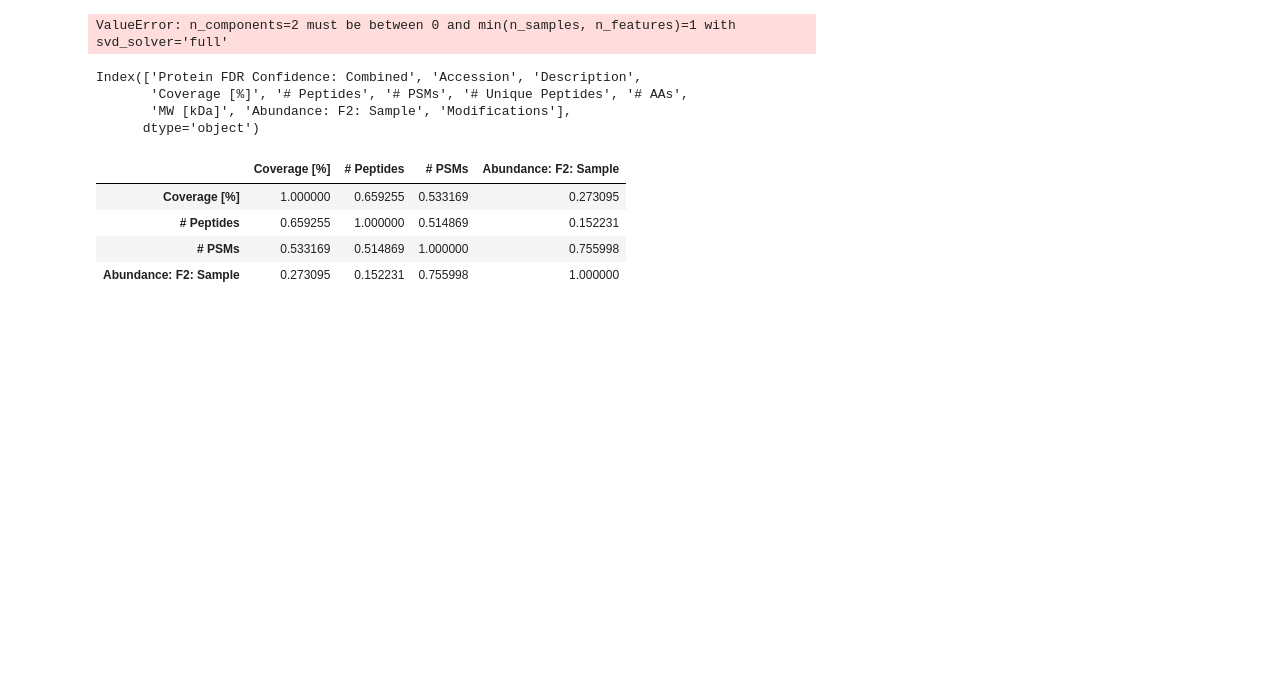
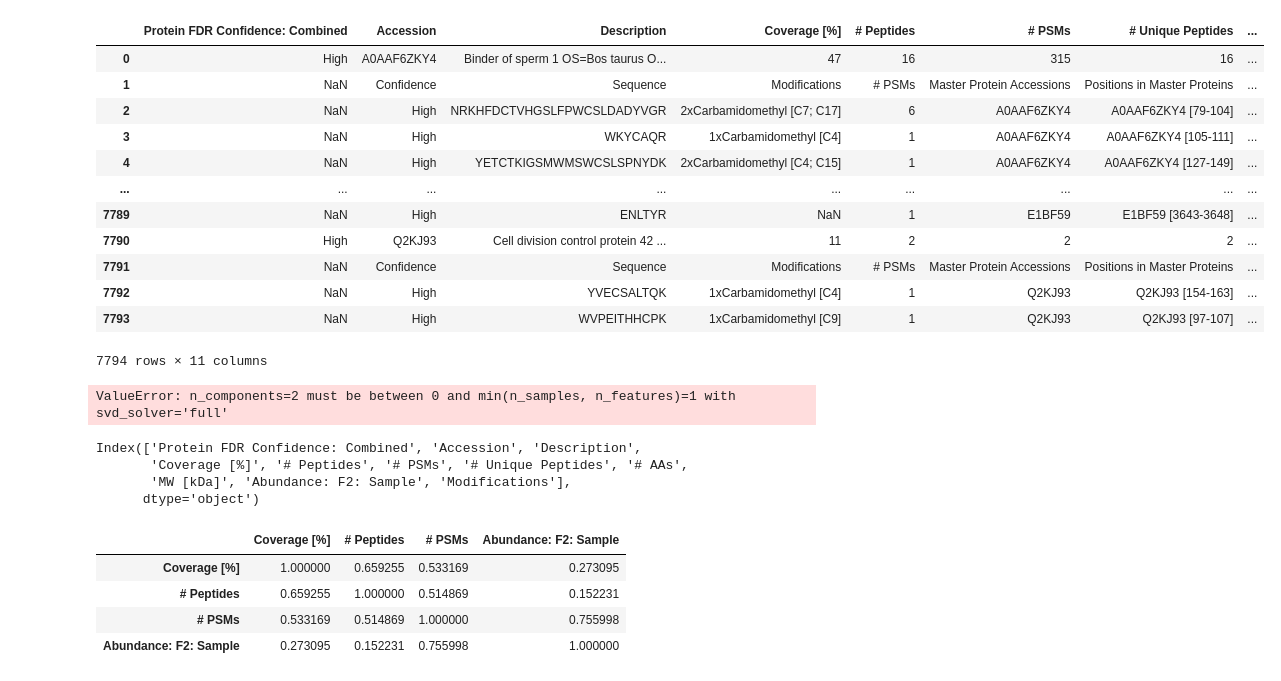
Before and after one commit to rajeshneupane7/Repro-data-making, a Jupyter notebook: proteomics/prote.ipynb, the cells around one changed output. Saved outputs shown, nothing was run; the diff lists cells and outputs as text; code cells hidden in the pictures; blank space fills up the shorter version.

```diff
--- a/proteomics/prote.ipynb
+++ b/proteomics/prote.ipynb
@@ -1,3 +23,23 @@
+# %%
+file_dir=  'Proteomics results'
+# %%
+temp_df= pd.read_excel(os.path.join(file_dir, os.listdir(file_dir)[2]))
+# %%
+temp_df
+# %% [output]
+|  | Protein FDR Confidence: Combined | Accession | Description | Coverage [%] | # Peptides | # PSMs | # Unique Peptides | ... |
+| 0 | High | A0AAF6ZKY4 | Binder of sperm 1 OS=Bos taurus O... | 47 | 16 | 315 | 16 | ... |
+| 1 | NaN | Confidence | Sequence | Modifications | # PSMs | Master Protein Accessions | Positions in Master Proteins | ... |
+| 2 | NaN | High | NRKHFDCTVHGSLFPWCSLDADYVGR | 2xCarbamidomethyl [C7; C17] | 6 | A0AAF6ZKY4 | A0AAF6ZKY4 [79-104] | ... |
+| 3 | NaN | High | WKYCAQR | 1xCarbamidomethyl [C4] | 1 | A0AAF6ZKY4 | A0AAF6ZKY4 [105-111] | ... |
+| 4 | NaN | High | YETCTKIGSMWMSWCSLSPNYDK | 2xCarbamidomethyl [C4; C15] | 1 | A0AAF6ZKY4 | A0AAF6ZKY4 [127-149] | ... |
+| ... | ... | ... | ... | ... | ... | ... | ... | ... |
+| 7789 | NaN | High | ENLTYR | NaN | 1 | E1BF59 | E1BF59 [3643-3648] | ... |
+| 7790 | High | Q2KJ93 | Cell division control protein 42 ... | 11 | 2 | 2 | 2 | ... |
+| 7791 | NaN | Confidence | Sequence | Modifications | # PSMs | Master Protein Accessions | Positions in Master Proteins | ... |
+| 7792 | NaN | High | YVECSALTQK | 1xCarbamidomethyl [C4] | 1 | Q2KJ93 | Q2KJ93 [154-163] | ... |
+| 7793 | NaN | High | WVPEITHHCPK | 1xCarbamidomethyl [C9] | 1 | Q2KJ93 | Q2KJ93 [97-107] | ... |
+7794 rows × 11 columns
 # %%
 # ================================
 # 0. IMPORT LIBRARIES
```
Also changed, not shown: parts of 2 cells of this notebook.
